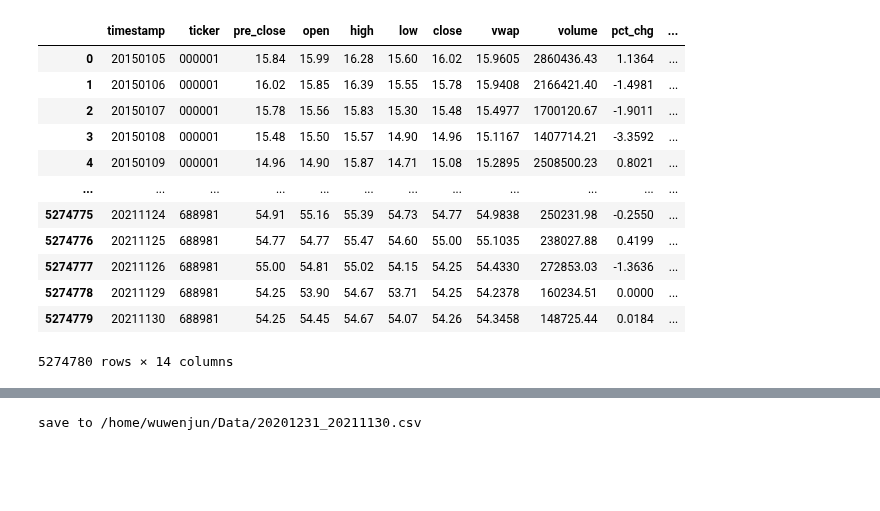
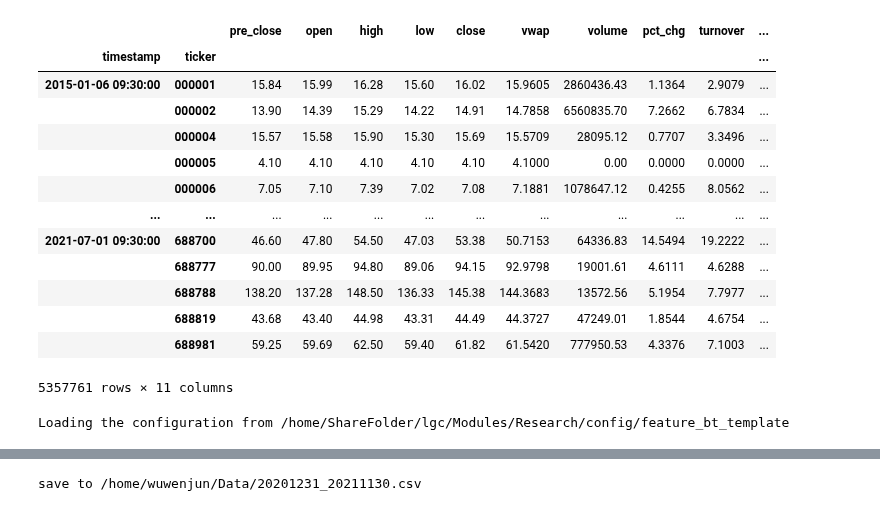
Before and after one commit to June24-Wu/Shannon, a Jupyter notebook: AlphaNet/12.01/Original Data.ipynb, the cells around one changed output, grey strips where cells are left out. Drawn from its saved outputs; the diff is of its cells as text; code cells hidden in the pictures; blank space fills up the shorter version.

```diff
--- a/AlphaNet/12.01/Original Data.ipynb
+++ b/AlphaNet/12.01/Original Data.ipynb
@@ -1,12 +1,11 @@
 # %%
 time_start = 20201231
-time_end =  20211031
+time_end =  20210630
 today = 20211130
 
 day_back = 5 # 回溯几天进行计算
 day = 30 # 一次提取几天的数,一般默认为30
 stride = 10 # 一次学习多少天
-feat_list =
 # %%
 import time
 from Research.backtest.bt import BTDaily
@@ -25,29 +24,43 @@ import torch.nn as nn
 from progressbar import ProgressBar
 from tqdm import tqdm
 # %%
-dataframe_list = DataAPI.get_stock_prices(start_date=20150101, end_date=today).reset_index()
-stock = DataAPI.get_universe_series("Investable", start_date=20150101, end_date=today).reset_index()
+dataframe_list = DataAPI.get_stock_prices(start_date=20150101, end_date=time_end).reset_index()
+# stock = DataAPI.get_universe_series("Investable", start_date=20150101, end_date=today).reset_index()
 # %%
-dataframe_list = pd.merge(left=dataframe_list, right=stock, how='left',
-               left_on=['timestamp','ticker'], right_on=['timestamp','ticker'])
-dataframe_list = dataframe_list[dataframe_list['tradable'] == 1]
+# dataframe_list = pd.merge(left=dataframe_list, right=stock, how='left',
+#                left_on=['timestamp','ticker'], right_on=['timestamp','ticker'])
+# dataframe_list = dataframe_list[dataframe_list['tradable'] == 1]
 dataframe_list = dataframe_list[['timestamp','ticker','pre_close','open','high','low','close','vwap','volume','pct_chg','turnover','free_turnover','chg']]
-dataframe_list = dataframe_list.sort_values(['ticker','timestamp'])
-dataframe_list['target'] = (dataframe_list['close'].shift(-day_back) - dataframe_list['close']) / dataframe_list['close'] * 100
-dataframe_list[dataframe_list['timestamp'] <= time_end]
+# dataframe_list = dataframe_list.sort_values(['ticker','timestamp'])
+# dataframe_list['target'] = (dataframe_list['close'].shift(-day_back) - dataframe_list['close']) / dataframe_list['close'] * 100
+
+time_df = pd.DataFrame(dataframe_list['timestamp'].drop_duplicates())
+time_df['timestamp_shift'] = time_df['timestamp'].apply(lambda x : DataAPI.get_next_trading_day(x, output='datetime'))
+dataframe_list = pd.merge(left = dataframe_list , right = time_df , how = 'left',on = 'timestamp')
+dataframe_list.drop(['timestamp'],axis=1,inplace=True)
+dataframe_list.rename(columns = {"timestamp_shift":"timestamp"},inplace=True)
+dataframe_list['timestamp'] = pd.to_datetime(dataframe_list['timestamp']) + pd.Timedelta(hours=9,minutes = 30)
 dataframe_list.set_index(['timestamp','ticker'],inplace = True)
 dataframe_list
 # %% [output]
-|  | timestamp | ticker | pre_close | open | high | low | close | vwap | volume | pct_chg | ... |
-| 0 | 20150105 | 000001 | 15.84 | 15.99 | 16.28 | 15.60 | 16.02 | 15.9605 | 2860436.43 | 1.1364 | ... |
-| 1 | 20150106 | 000001 | 16.02 | 15.85 | 16.39 | 15.55 | 15.78 | 15.9408 | 2166421.40 | -1.4981 | ... |
-| 2 | 20150107 | 000001 | 15.78 | 15.56 | 15.83 | 15.30 | 15.48 | 15.4977 | 1700120.67 | -1.9011 | ... |
-| 3 | 20150108 | 000001 | 15.48 | 15.50 | 15.57 | 14.90 | 14.96 | 15.1167 | 1407714.21 | -3.3592 | ... |
-| 4 | 20150109 | 000001 | 14.96 | 14.90 | 15.87 | 14.71 | 15.08 | 15.2895 | 2508500.23 | 0.8021 | ... |
+|  |  | pre_close | open | high | low | close | vwap | volume | pct_chg | turnover | ... |
+| timestamp | ticker |  |  |  |  |  |  |  |  |  | ... |
+| 2015-01-06 09:30:00 | 000001 | 15.84 | 15.99 | 16.28 | 15.60 | 16.02 | 15.9605 | 2860436.43 | 1.1364 | 2.9079 | ... |
+|  | 000002 | 13.90 | 14.39 | 15.29 | 14.22 | 14.91 | 14.7858 | 6560835.70 | 7.2662 | 6.7834 | ... |
+|  | 000004 | 15.57 | 15.58 | 15.90 | 15.30 | 15.69 | 15.5709 | 28095.12 | 0.7707 | 3.3496 | ... |
+|  | 000005 | 4.10 | 4.10 | 4.10 | 4.10 | 4.10 | 4.1000 | 0.00 | 0.0000 | 0.0000 | ... |
+|  | 000006 | 7.05 | 7.10 | 7.39 | 7.02 | 7.08 | 7.1881 | 1078647.12 | 0.4255 | 8.0562 | ... |
 | ... | ... | ... | ... | ... | ... | ... | ... | ... | ... | ... | ... |
-| 5274775 | 20211124 | 688981 | 54.91 | 55.16 | 55.39 | 54.73 | 54.77 | 54.9838 | 250231.98 | -0.2550 | ... |
-| 5274776 | 20211125 | 688981 | 54.77 | 54.77 | 55.47 | 54.60 | 55.00 | 55.1035 | 238027.88 | 0.4199 | ... |
-| 5274777 | 20211126 | 688981 | 55.00 | 54.81 | 55.02 | 54.15 | 54.25 | 54.4330 | 272853.03 | -1.3636 | ... |
-| 5274778 | 20211129 | 688981 | 54.25 | 53.90 | 54.67 | 53.71 | 54.25 | 54.2378 | 160234.51 | 0.0000 | ... |
-| 5274779 | 20211130 | 688981 | 54.25 | 54.45 | 54.67 | 54.07 | 54.26 | 54.3458 | 148725.44 | 0.0184 | ... |
+| 2021-07-01 09:30:00 | 688700 | 46.60 | 47.80 | 54.50 | 47.03 | 53.38 | 50.7153 | 64336.83 | 14.5494 | 19.2222 | ... |
+|  | 688777 | 90.00 | 89.95 | 94.80 | 89.06 | 94.15 | 92.9798 | 19001.61 | 4.6111 | 4.6288 | ... |
+|  | 688788 | 138.20 | 137.28 | 148.50 | 136.33 | 145.38 | 144.3683 | 13572.56 | 5.1954 | 7.7977 | ... |
+|  | 688819 | 43.68 | 43.40 | 44.98 | 43.31 | 44.49 | 44.3727 | 47249.01 | 1.8544 | 4.6754 | ... |
+|  | 688981 | 59.25 | 59.69 | 62.50 | 59.40 | 61.82 | 61.5420 | 777950.53 | 4.3376 | 7.1003 | ... |
-5274780 rows × 14 columns
+5357761 rows × 11 columns
+# %%
+config_path = r'/home/ShareFolder/lgc/Modules/Research/config/feature_bt_template'
+print('Loading the configuration from ' + config_path)
+configs = namespace.load_namespace(config_path)
+FT = FeatureAnalysis(configs, feature_path=r"/home/ShareFolder/factor_lib")
+# %% [output]
+Loading the configuration from /home/ShareFolder/lgc/Modules/Research/config/feature_bt_template
```
Also changed, not shown: parts of 7 cells of this notebook, 1 other file.
